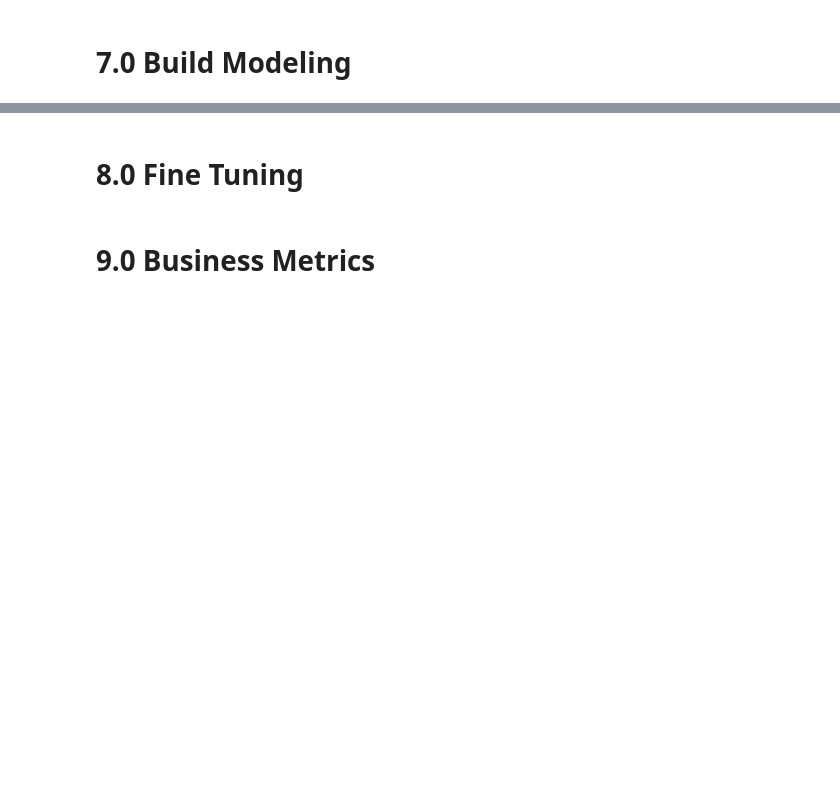
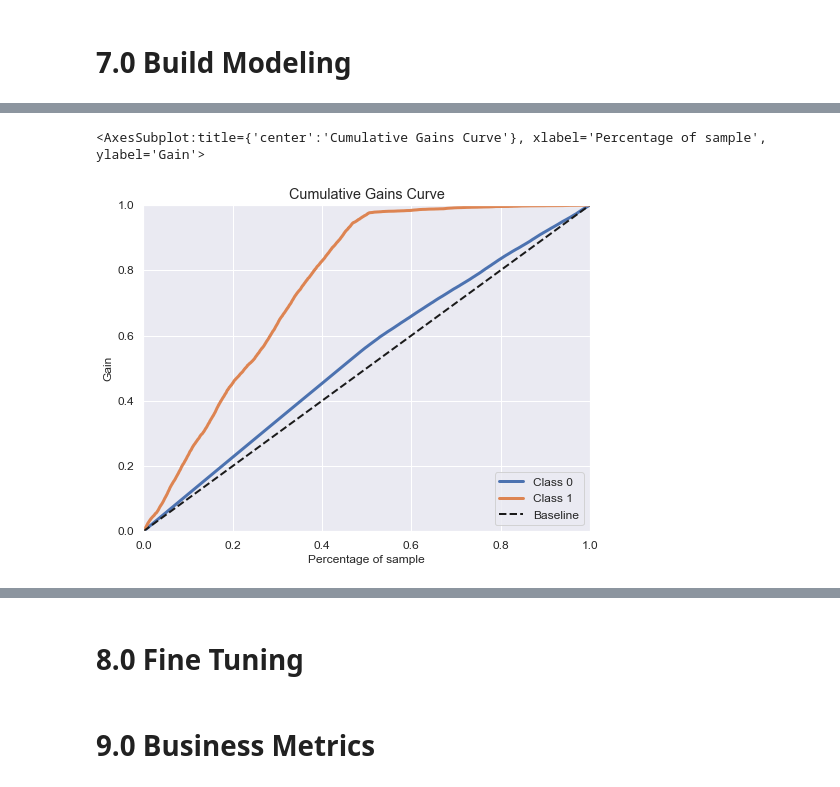
Before and after one commit to KaissonFerreira/health_insurance_cross_sell, a Jupyter notebook: notebooks/1.0-kf-ciclo01.ipynb, the cells around one changed output, grey strips where cells are left out. Drawn from its saved outputs; the diff is of its cells as text; code cells hidden in the pictures; blank space fills up the shorter version.

```diff
--- a/notebooks/1.0-kf-ciclo01.ipynb
+++ b/notebooks/1.0-kf-ciclo01.ipynb
@@ -511,17 +516,22 @@ fe_region_code = df5.groupby('Region_Code').size() / len(df5)
 # %%
 # Region_code - Frequency Encoding / Target encoding (Média) / Weighted Target encoding
-fe_region_code = df5.groupb('Region_Code').size() / len(df5)
+fe_region_code = df5.groupby('Region_Code').size() / len(df5)
 df5['Region_Code'] = df5['Region_Code'].map(fe_region_code)
 
 # Gender - Label encoding
 df5['Gender'] = df5['Gender'].map({'Male':0,'Female':1})
 
 # Vehicle_Age - One Hot Encoding / Order encoding / Frequency encoding
-df5 = pd.get_dummies(df5, prefix='Vehicle_Age', columns=['Vehicle_Age'])
+ohe = pp.OneHotEncoder(sparse= False)
+ohe_df =ohe.fit_transform(df5[['Vehicle_Age']])
+ohe_df = pd.DataFrame(columns = ['vehicle_age_between_1_2_year','vehicle_age_below_1_year','vehicle_age_over_2_year'],data= ohe_df)
+df5 = pd.concat([df5,ohe_df], axis=1)
+df5 = df5.drop('Vehicle_Age',axis=1)
+#df5 = pd.get_dummies(df5, columns=['Vehicle_Age'])
 
 # Vehicle_Damage - Label encoding
 df5['Vehicle_Damage'] = df5['Vehicle_Damage'].map({'No':0,'Yes':1})
 
 # Policy_Sales_Channel - Frequency Encoding / Target encoding (Média)
-fe_region_code = df5.groupb('Region_Code').size() / len(df5)
-df5['Region_Code'] = df5['Region_Code'].map(fe_region_code)
+fe_policy_sales_channel = df5.groupby('Policy_Sales_Channel').size() / len(df5)
+df5['Policy_Sales_Channel'] = df5['Policy_Sales_Channel'].map(fe_policy_sales_channel)
@@ -530,2 +625,11 @@ df5['Region_Code'] = df5['Region_Code'].map(fe_region_code)
+# %%
+# Columns selected from feature importances and EDA
+cols_selected = ["Vintage", "Annual_Premium", "Age", "Region_Code", "Vehicle_Damage","Gender","Policy_Sales_Channel"]
+
+x_train = df5[cols_selected]
+y_train = df5['Response']
+
+x_val = df_val[cols_selected]
+y_val = df_val['Response']
 # %% [markdown]
 # 7.0 Build Modeling
@@ -531,0 +638,21 @@ df5['Region_Code'] = df5['Region_Code'].map(fe_region_code)
+# %%
+# model definition
+lr_model = lm.LogisticRegression( random_state=42 )
+
+# model training
+lr_model.fit( x_train, y_train )
+
+# model prediction
+yhat_lr = lr_model.predict_proba( x_val )
+# %%
+# Accumulative Gain
+#plt.figure(figsize=[20,10])
+#plt.subplot(1,2,1)
+skplt.metrics.plot_cumulative_gain( y_val, yhat_lr )
+
+#Scikitplot library is there to help
+#plt.subplot(1,2,2)
+#skplt.metrics.plot_lift_curve( y_val, yhat_lr );
+# %% [output]
+<AxesSubplot:title={'center':'Cumulative Gains Curve'}, xlabel='Percentage of sample', ylabel='Gain'>
+[figure, added]
```
Also changed, not shown: parts of 35 cells of this notebook.
